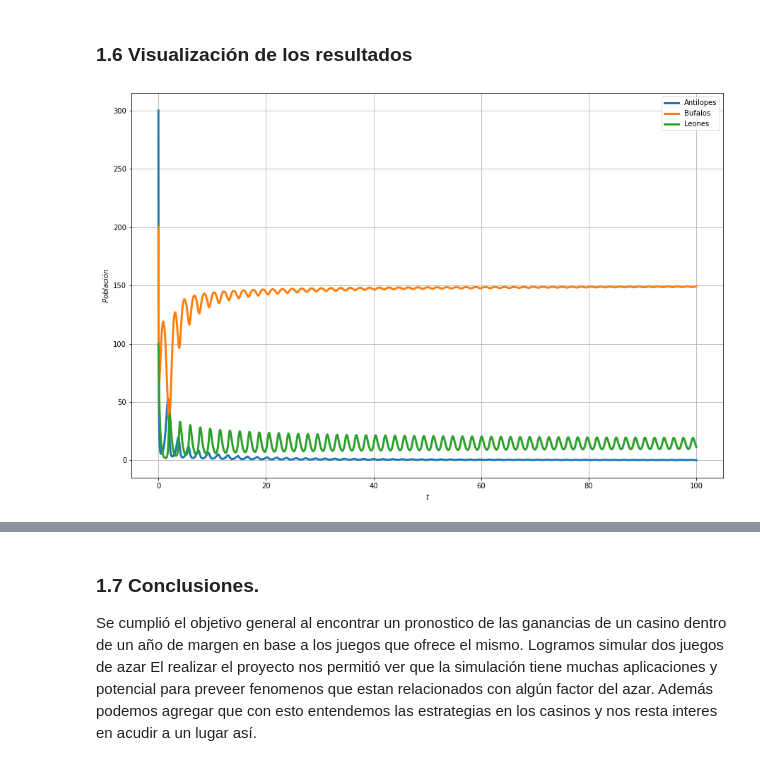
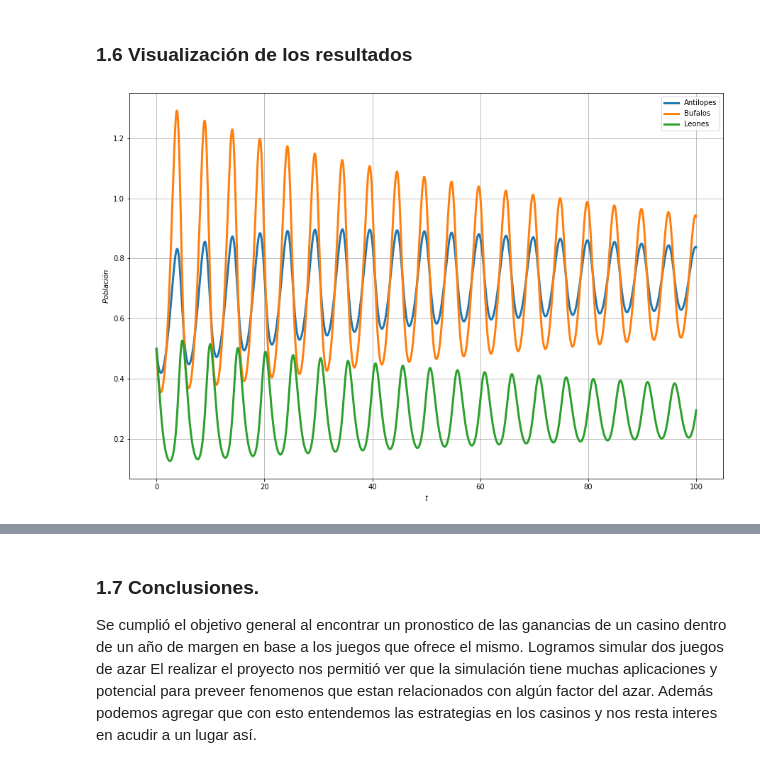
Before and after one commit to Palacios-F/ProyectoSim, a Jupyter notebook: PM3_CastilloL_PalaciosF.ipynb, the cells around one changed output, grey strips where cells are left out. Saved outputs shown, nothing was run; the diff lists cells and outputs as text; code cells hidden in the pictures.

Commit message:
Aleluya Shiva
Ya un resultado más coherente

```diff
--- a/PM3_CastilloL_PalaciosF.ipynb
+++ b/PM3_CastilloL_PalaciosF.ipynb
@@ -142,8 +100,7 @@ sold = ode.solve_ivp(Teklud,t1,x0, max_step = 0.1)
 # %%
-def shiva (t,v):
-    x = v[0]
-    y = v[1]
-    z = v[2]
+def shivadel (Y,t,tau):
+    x,y,z = Y(t)
+    xd, yd, zd = Y(t-tau)
     alpha13 = 2.036
     alpha23 = 4
     r1 = 0.625
@@ -157,14 +114,16 @@ def shiva (t,v):
     c = 1.5
     dx = r1*x*(1-(x/k1)) - alpha13*x*z
     dy = r2*y*(1-(y/k2)) - alpha23*y*z
-    dz = -(c*z) -alpha33*z**2  +alpha31*x*(t-tau)*z*(t-tau) +alpha32*y*(t-tau)*z*(t-tau)
+    dz = -(c*z) -alpha33*z**2  +alpha31*xd*zd +alpha32*yd*zd
     return [dx,dy,dz]
 # %%
 # Intervalo de tiempo
-t1 = (0,100)
+tt = np.linspace(0,100,10000)
 
 #Condición Inicial
-x0 = [0.5,0.5,0.5]
+g = lambda t: array([0.5,0.5,0.5])
+
+tau = 0.06
 # Solución
 
-sols = ode.solve_ivp(shiva,t1,x0, max_step = 0.1)
+soll = ddeint(shivadel,g,tt,fargs=(0.06,))
@@ -197,20 +201,25 @@ ax.plot(x1,x2,x3,ms=10)
+# %%
+# Intervalo de tiempo
+tt = np.linspace(0,100,10000)
+
+#Condición Inicial
+g = lambda t: array([0.5,0.5,0.5])
+
+tau = 0.06
+# Solución
+
+sol5 = ddeint(shivadela,g,tt,fargs=(0.06,))
 # %% [markdown]
 ### 1.6 Visualización de los resultados
 # %%
-t = soll.t
-x = soll.y.T
-x1 = x[:,0]
-x2 = x[:,1]
-x3 = x[:,2]
-
 plt.figure(figsize = (15,10))
-plt.plot(t,x1, lw = 3, label = "Antilopes")
-plt.plot(t,x2, lw = 3, label = "Bufalos")
-plt.plot(t,x3, lw = 3, label = "Leones")
+plt.plot(tt,soll[:,0], lw = 3, label = "Antilopes")
+plt.plot(tt,soll[:,1], lw = 3, label = "Bufalos")
+plt.plot(tt,soll[:,2], lw = 3, label = "Leones")
 plt.xlabel("$t$")
 plt.ylabel('$Población$')
 plt.legend(loc = "best")
 plt.grid()
 plt.show()
 # %% [output]
-[figure, old version]
+[figure, new version]
```
Also changed, not shown: parts of 31 cells of this notebook.
